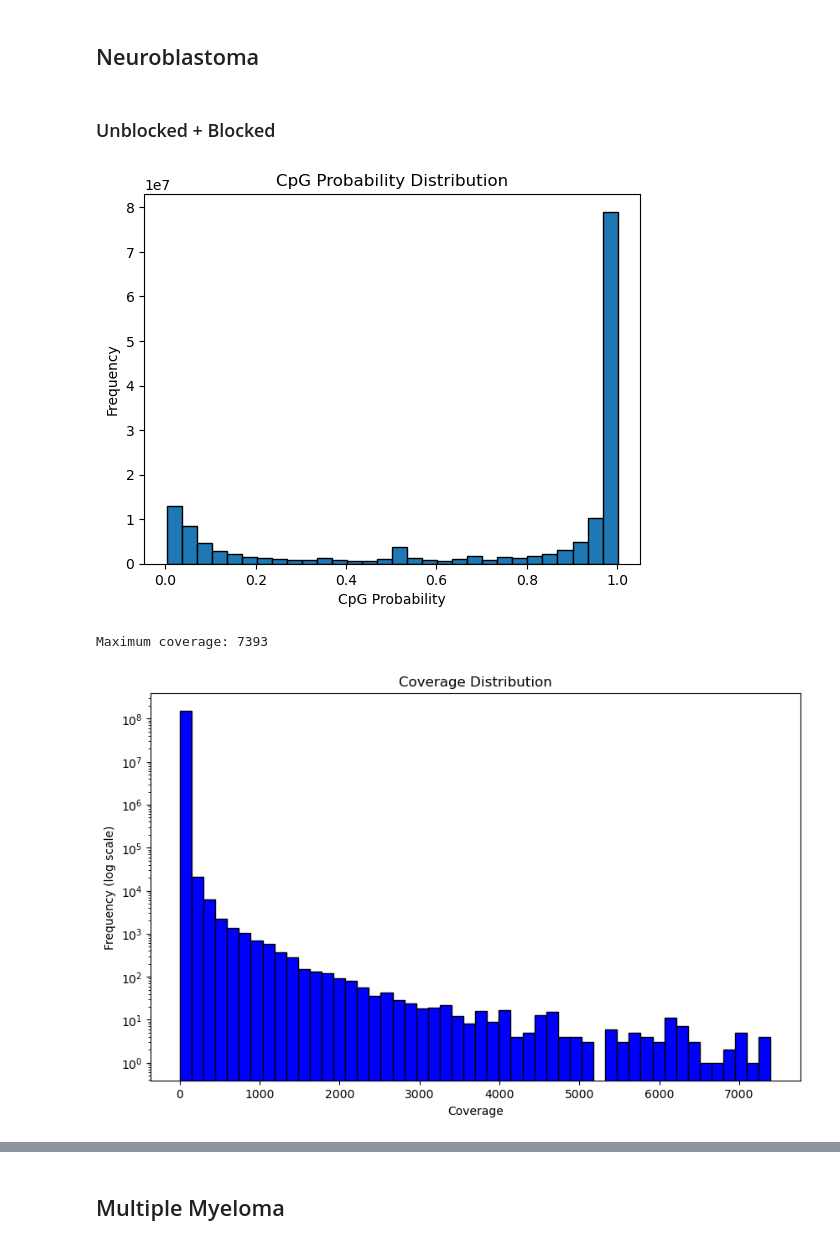
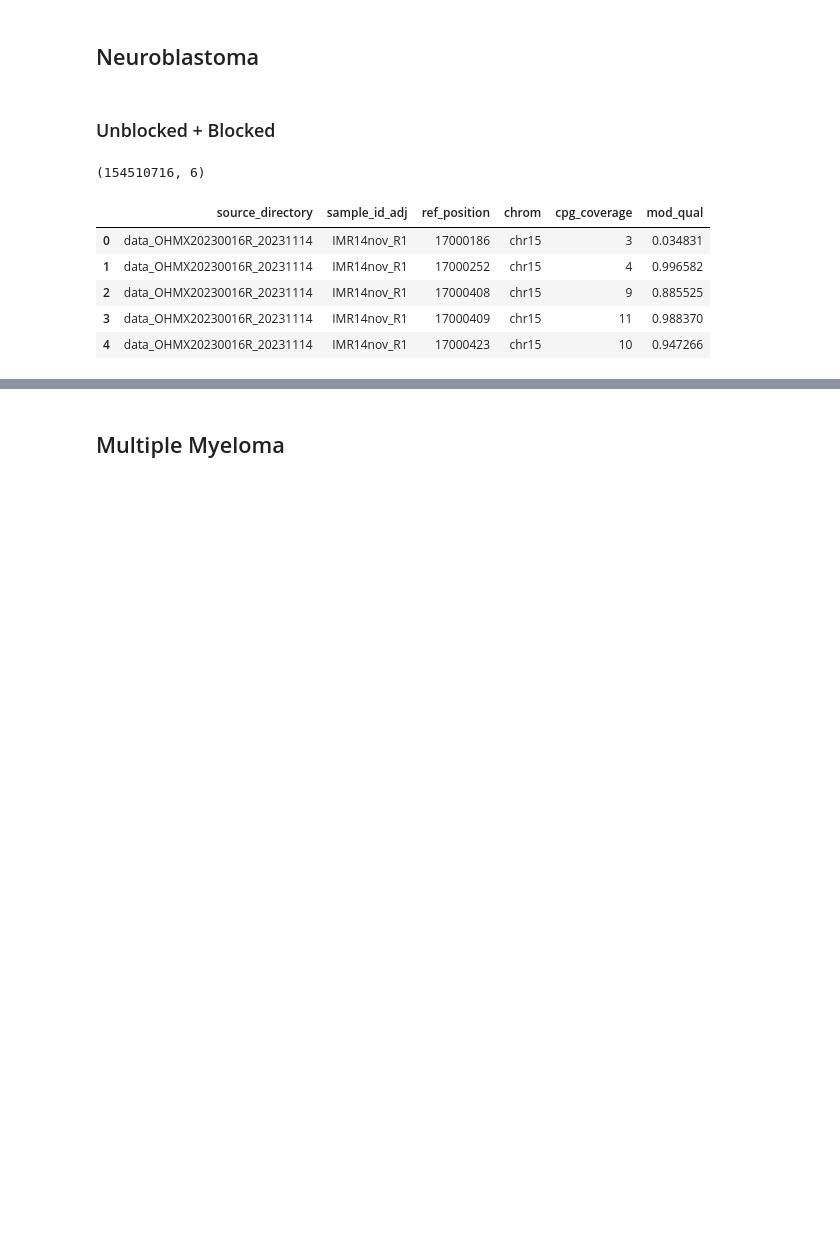
Before and after one commit to Lucmeister55/lvisser, a Jupyter notebook: data_prep.ipynb, the cells around one changed output, grey strips where cells are left out. Saved outputs shown, nothing was run; the diff lists cells and outputs as text; code cells hidden in the pictures; blank space fills up the shorter version.

```diff
--- a/data_prep.ipynb
+++ b/data_prep.ipynb
@@ -142,9 +114,13 @@ min_coverage = 5
 # %%
 file_path = "/data/lvisser/feature_matrices/concatenated_tables/data_OHMX20230016R_20231114/cpg_cat_nb1.csv"
 cpg_cat_nb1 = pd.read_csv(file_path)
-plot_cpg_distribution(cpg_cat_nb1)
-plot_coverage(cpg_cat_nb1)
+print(cpg_cat_nb1.shape)
+cpg_cat_nb1.head()
 # %% [output]
-[figure, removed]
-Maximum coverage: 7393
+(154510716, 6)
-[figure, removed]
+|  | source_directory | sample_id_adj | ref_position | chrom | cpg_coverage | mod_qual |
+| 0 | data_OHMX20230016R_20231114 | IMR14nov_R1 | 17000186 | chr15 | 3 | 0.034831 |
+| 1 | data_OHMX20230016R_20231114 | IMR14nov_R1 | 17000252 | chr15 | 4 | 0.996582 |
+| 2 | data_OHMX20230016R_20231114 | IMR14nov_R1 | 17000408 | chr15 | 9 | 0.885525 |
+| 3 | data_OHMX20230016R_20231114 | IMR14nov_R1 | 17000409 | chr15 | 11 | 0.988370 |
+| 4 | data_OHMX20230016R_20231114 | IMR14nov_R1 | 17000423 | chr15 | 10 | 0.947266 |
```
Also changed, not shown: parts of 17 cells of this notebook, 6 other files.
